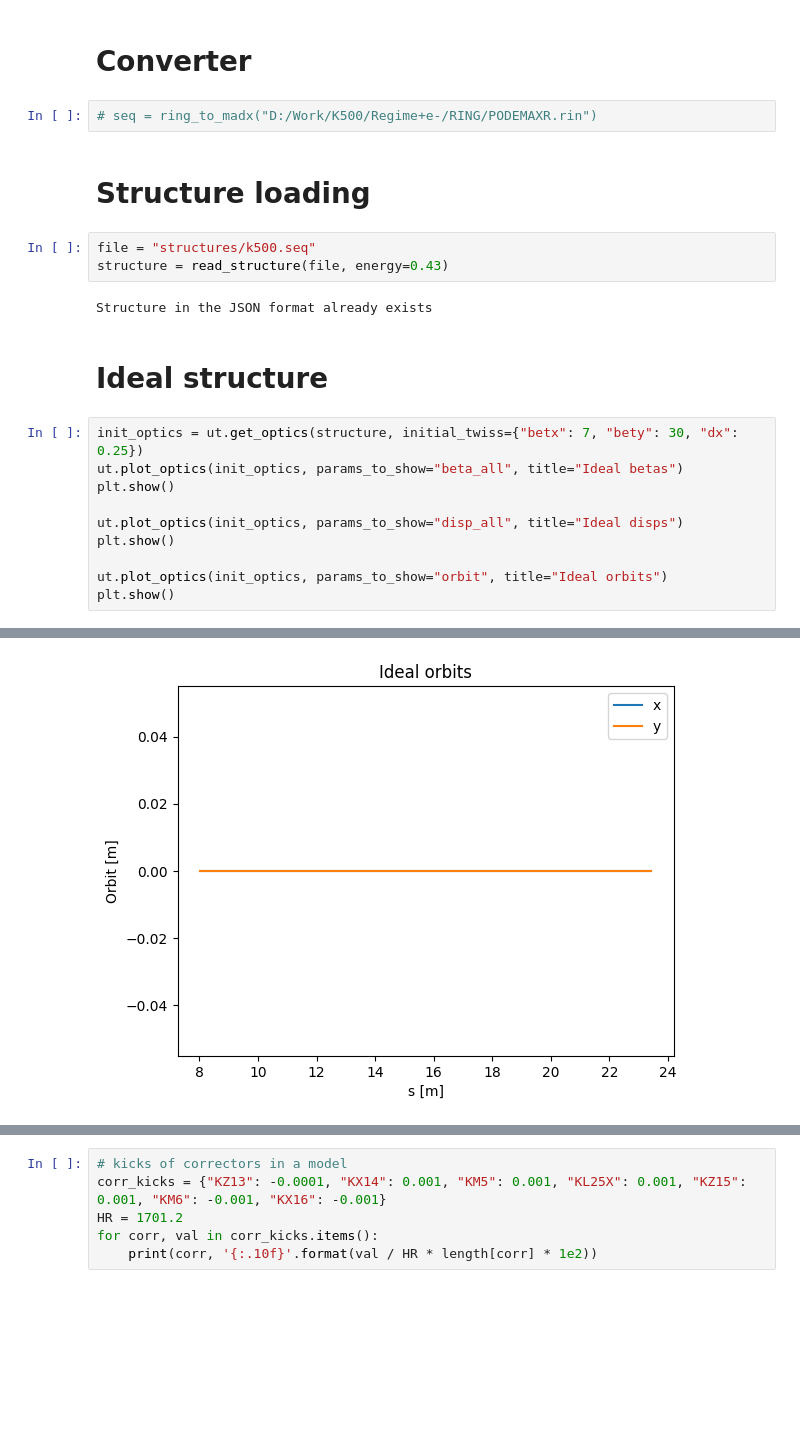
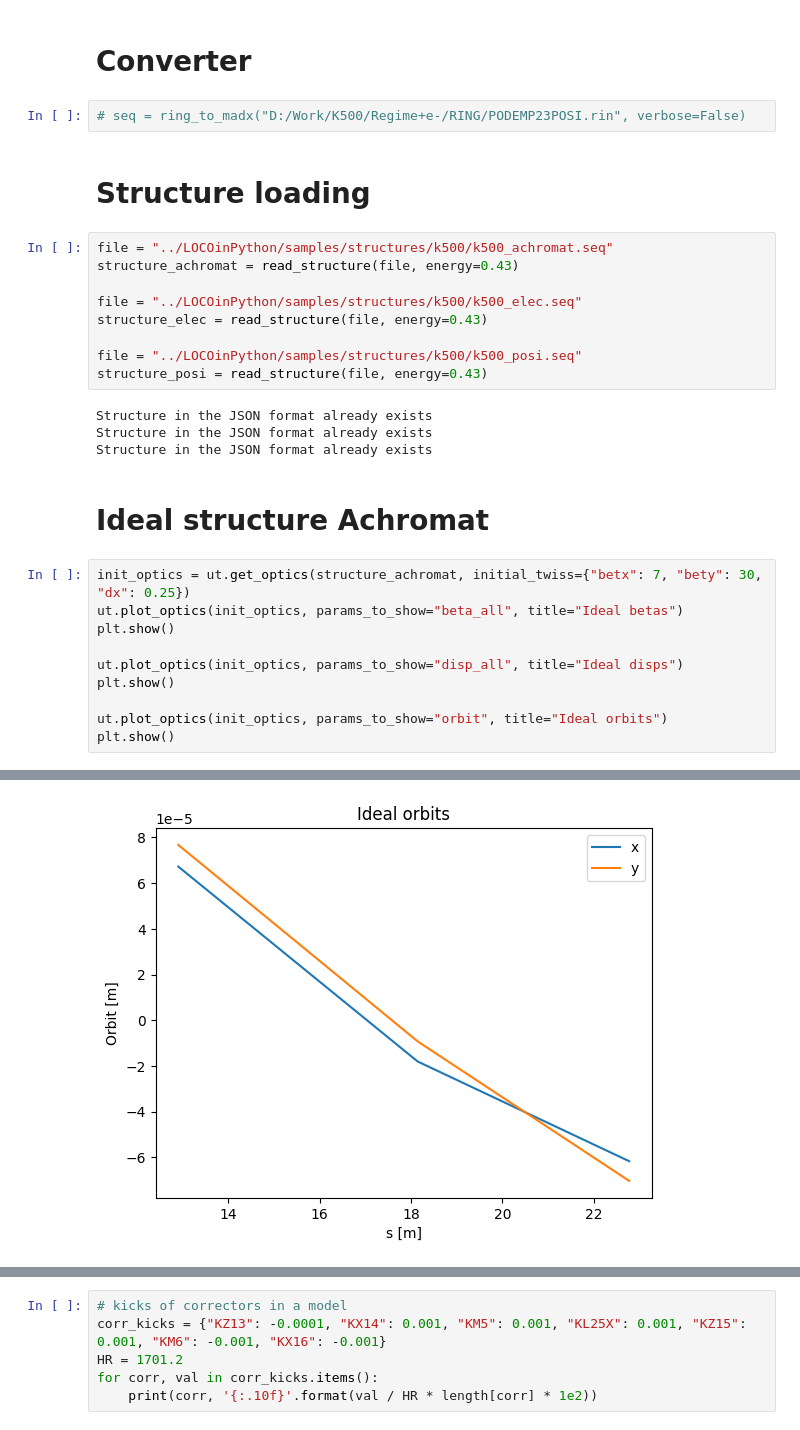
Before and after one commit to Rasimilian/K500-Beamline, a Jupyter notebook: optics.ipynb, the cells around one changed output, grey strips where cells are left out. Saved outputs shown, nothing was run; the diff lists cells and outputs as text; blank space fills up the shorter version.

```diff
--- a/optics.ipynb
+++ b/optics.ipynb
@@ -17,27 +17,35 @@ ut = importlib.import_module("SKIF-Lattice-Analysis.utils")
 # %% [markdown]
 # Converter
 # %%
-# seq = ring_to_madx("D:/Work/K500/Regime+e-/RING/PODEMAXR.rin")
+# seq = ring_to_madx("D:/Work/K500/Regime+e-/RING/PODEMP23POSI.rin", verbose=False)
 # %% [markdown]
 # Structure loading
 # %%
-file = "structures/k500.seq"
-structure = read_structure(file, energy=0.43)
+file = "../LOCOinPython/samples/structures/k500/k500_achromat.seq"
+structure_achromat = read_structure(file, energy=0.43)
+
+file = "../LOCOinPython/samples/structures/k500/k500_elec.seq"
+structure_elec = read_structure(file, energy=0.43)
+
+file = "../LOCOinPython/samples/structures/k500/k500_posi.seq"
+structure_posi = read_structure(file, energy=0.43)
 # %% [output]
 Structure in the JSON format already exists
+Structure in the JSON format already exists
+Structure in the JSON format already exists
 # %% [markdown]
-# Ideal structure
+# Ideal structure Achromat
 # %%
-init_optics = ut.get_optics(structure, initial_twiss={"betx": 7, "bety": 30, "dx": 0.25})
+init_optics = ut.get_optics(structure_achromat, initial_twiss={"betx": 7, "bety": 30, "dx": 0.25})
 ut.plot_optics(init_optics, params_to_show="beta_all", title="Ideal betas")
 plt.show()
 
 ut.plot_optics(init_optics, params_to_show="disp_all", title="Ideal disps")
 plt.show()
 
 ut.plot_optics(init_optics, params_to_show="orbit", title="Ideal orbits")
 plt.show()
 # %% [output]
 [figure]
 [figure]
-[figure, old version]
+[figure, new version]
```
Also changed, not shown: parts of 27 cells of this notebook, 1 other file.
